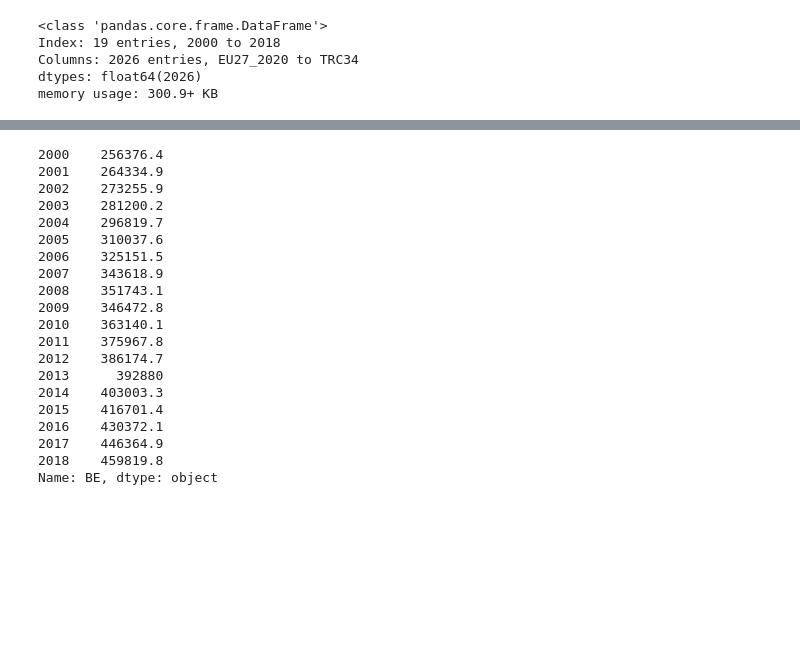
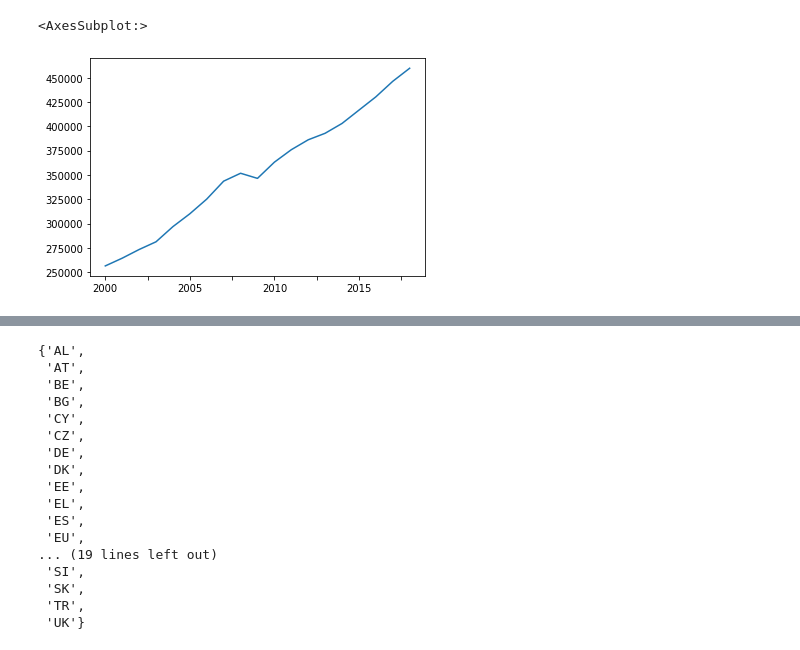
Before and after one commit to worldbank/NTL_Harmonizer, a Jupyter notebook: notebooks/EU_NUTS3_GDP_vs_NTL_analysis.ipynb, the cells around one changed output, grey strips where cells are left out. Saved outputs shown, nothing was run; the diff lists cells and outputs as text; code cells hidden in the pictures; blank space fills up the shorter version.

```diff
--- a/notebooks/EU_NUTS3_GDP_vs_NTL_analysis.ipynb
+++ b/notebooks/EU_NUTS3_GDP_vs_NTL_analysis.ipynb
@@ -5,11 +16,8 @@ import seaborn as sns
 # %%
 gdp = load_prep()
 # %%
-gdp.info()
+gdp['BE'].plot()
 # %% [output]
-<class 'pandas.core.frame.DataFrame'>
-Index: 19 entries, 2000 to 2018
-Columns: 2026 entries, EU27_2020 to TRC34
-dtypes: float64(2026)
-memory usage: 300.9+ KB
+<AxesSubplot:>
+[figure, added]
 # %%
@@ -34,25 +42,22 @@ gdp
 | 2018 | 13483857.12 | 15907594.12 | 459819.8 | 83986.59 | 83986.59 | 83986.59 | 269886.01 | 88015.24 | 52137.95 | 15348.89 | ... | ... |
 19 rows × 2026 columns
 # %%
-gdp['BE']
+set([c[:2] for c in gdp.columns])
 # %% [output]
-2000    256376.4
-2001    264334.9
-2002    273255.9
-2003    281200.2
-2004    296819.7
-2005    310037.6
-2006    325151.5
-2007    343618.9
-2008    351743.1
-2009    346472.8
-2010    363140.1
-2011    375967.8
-2012    386174.7
-2013      392880
-2014    403003.3
-2015    416701.4
-2016    430372.1
-2017    446364.9
-2018    459819.8
-Name: BE, dtype: object
+{'AL',
+ 'AT',
+ 'BE',
+ 'BG',
+ 'CY',
+ 'CZ',
+ 'DE',
+ 'DK',
+ 'EE',
+ 'EL',
+ 'ES',
+ 'EU',
+... (19 lines left out)
+ 'SI',
+ 'SK',
+ 'TR',
+ 'UK'}
```
Also changed, not shown: parts of 2 cells of this notebook, 3 other files.
